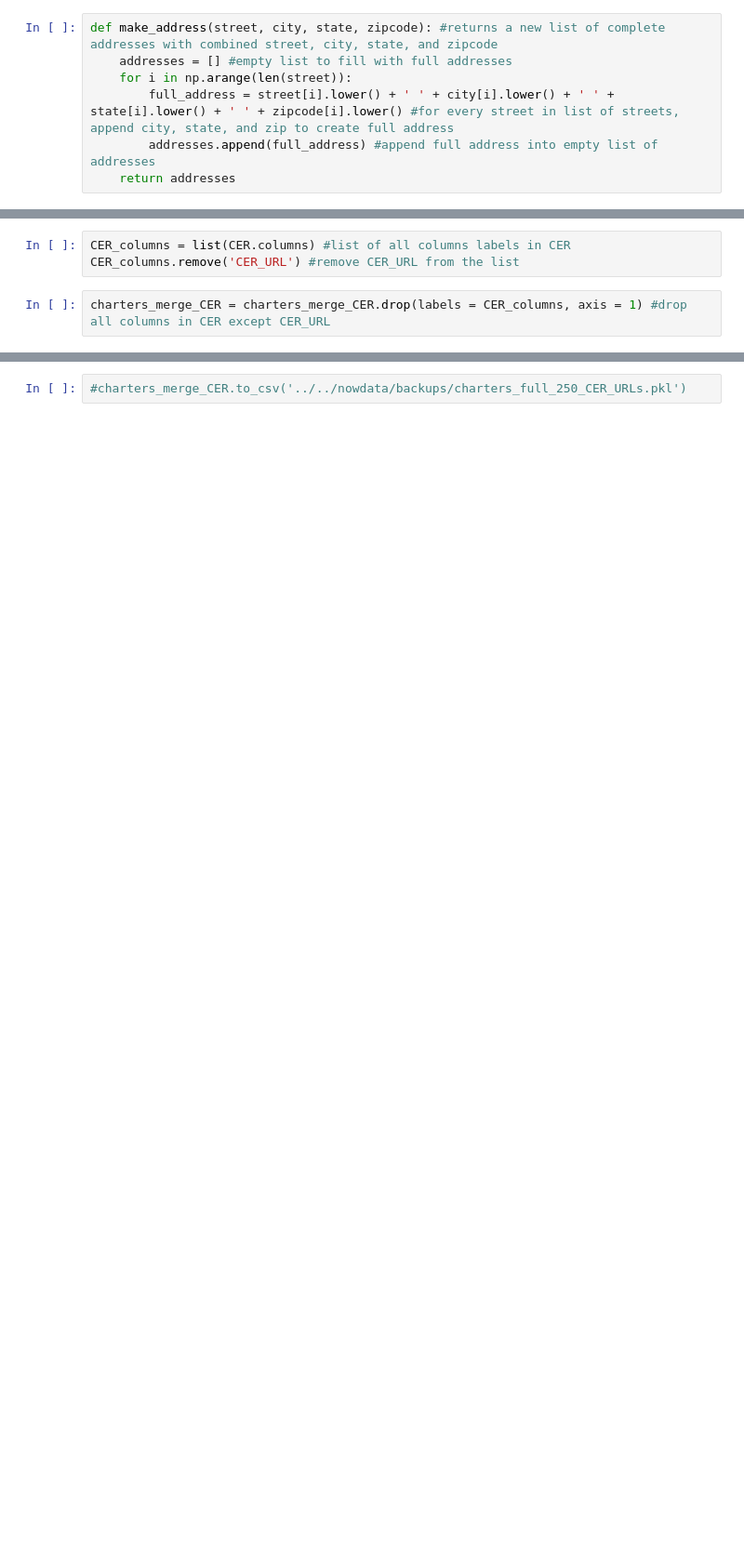
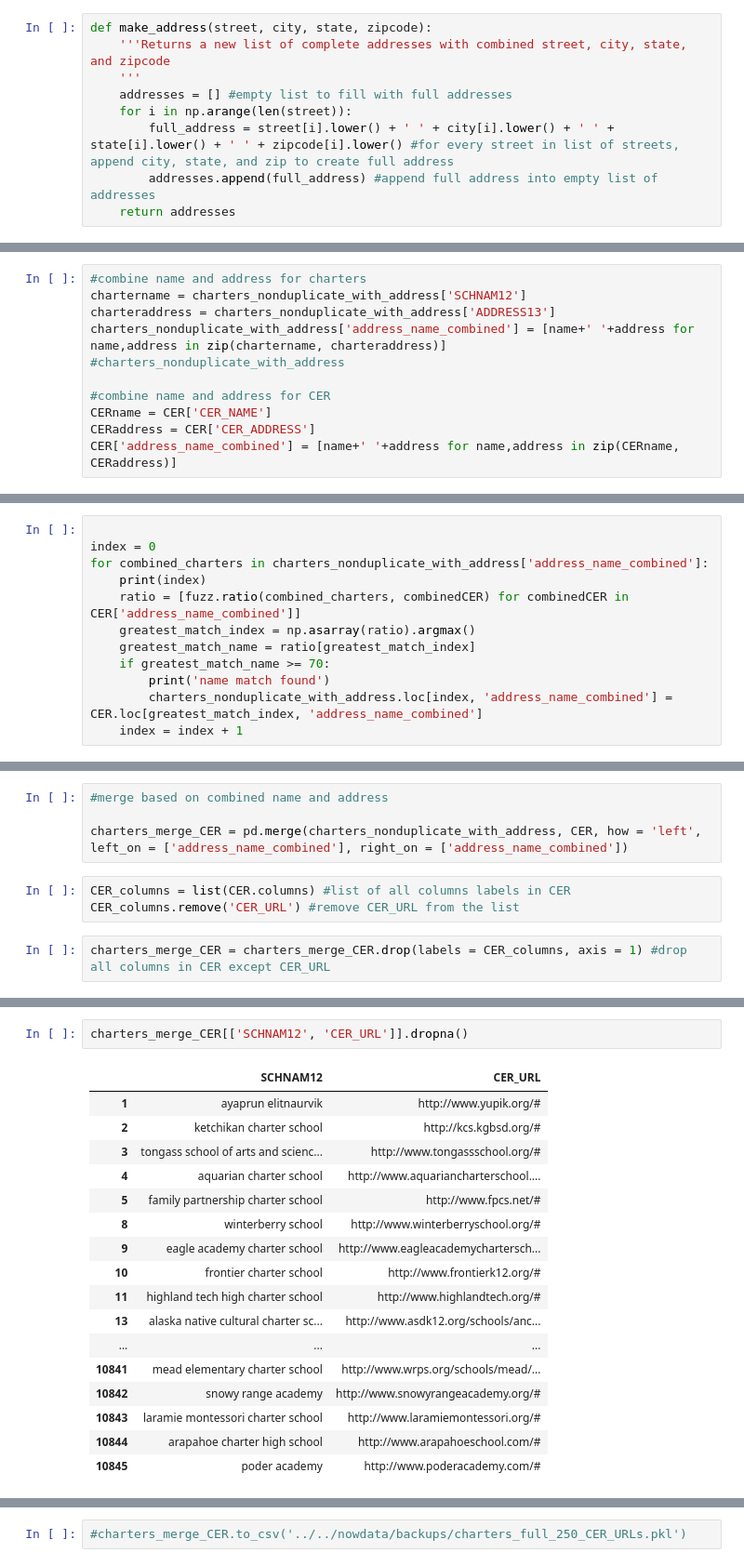
Before and after one commit to comp-strat/data_management, a Jupyter notebook: data/Merge 2012-13 Address with charters_2015.pkl.ipynb, the cells around one changed output, grey strips where cells are left out. Shown at 93% size. Saved outputs shown, nothing was run; the diff lists cells and outputs as text; blank space fills up the shorter version.

```diff
--- a/data/Merge 2012-13 Address with charters_2015.pkl.ipynb
+++ b/data/Merge 2012-13 Address with charters_2015.pkl.ipynb
@@ -12,7 +15,9 @@ city = address_data['LCITY']
 zipcode = list(map(str, address_data['LZIP'])) #convert all int in LZIP to strings so they can be appended
 state = address_data['LSTATE']
 # %%
-def make_address(street, city, state, zipcode): #returns a new list of complete addresses with combined street, city, state, and zipcode
+def make_address(street, city, state, zipcode):
+    '''Returns a new list of complete addresses with combined street, city, state, and zipcode
+    '''
     addresses = [] #empty list to fill with full addresses
     for i in np.arange(len(street)):
         full_address = street[i].lower() + ' ' + city[i].lower() + ' ' + state[i].lower() + ' ' + zipcode[i].lower() #for every street in list of streets, append city, state, and zip to create full address
@@ -134,0 +59,11 @@ len(non_null_or_duplicate_vals)
+# %%
+#combine name and address for charters
+chartername = charters_nonduplicate_with_address['SCHNAM12']
+charteraddress = charters_nonduplicate_with_address['ADDRESS13']
+charters_nonduplicate_with_address['address_name_combined'] = [name+' '+address for name,address in zip(chartername, charteraddress)]
+#charters_nonduplicate_with_address
+
+#combine name and address for CER
+CERname = CER['CER_NAME']
+CERaddress = CER['CER_ADDRESS']
+CER['address_name_combined'] = [name+' '+address for name,address in zip(CERname, CERaddress)]
@@ -134,0 +76,12 @@ len(non_null_or_duplicate_vals)
+# %%
+
+index = 0
+for combined_charters in charters_nonduplicate_with_address['address_name_combined']:
+    print(index)
+    ratio = [fuzz.ratio(combined_charters, combinedCER) for combinedCER in CER['address_name_combined']]
+    greatest_match_index = np.asarray(ratio).argmax()
+    greatest_match_name = ratio[greatest_match_index]
+    if greatest_match_name >= 70:
+        print('name match found')
+        charters_nonduplicate_with_address.loc[index, 'address_name_combined'] = CER.loc[greatest_match_index, 'address_name_combined']
+    index = index + 1
@@ -135,3 +108,7 @@ len(non_null_or_duplicate_vals)
+# %%
+#merge based on combined name and address
+
+charters_merge_CER = pd.merge(charters_nonduplicate_with_address, CER, how = 'left', left_on = ['address_name_combined'], right_on = ['address_name_combined'])
 # %%
 CER_columns = list(CER.columns) #list of all columns labels in CER
 CER_columns.remove('CER_URL') #remove CER_URL from the list
@@ -164,0 +139,20 @@ charters_merge_CER
+# %%
+charters_merge_CER[['SCHNAM12', 'CER_URL']].dropna()
+# %% [output]
+|  | SCHNAM12 | CER_URL |
+| 1 | ayaprun elitnaurvik | http://www.yupik.org/# |
+| 2 | ketchikan charter school | http://kcs.kgbsd.org/# |
+| 3 | tongass school of arts and scienc... | http://www.tongassschool.org/# |
+| 4 | aquarian charter school | http://www.aquariancharterschool.... |
+| 5 | family partnership charter school | http://www.fpcs.net/# |
+| 8 | winterberry school | http://www.winterberryschool.org/# |
+| 9 | eagle academy charter school | http://www.eagleacademychartersch... |
+| 10 | frontier charter school | http://www.frontierk12.org/# |
+| 11 | highland tech high charter school | http://www.highlandtech.org/# |
+| 13 | alaska native cultural charter sc... | http://www.asdk12.org/schools/anc... |
+| ... | ... | ... |
+| 10841 | mead elementary charter school | http://www.wrps.org/schools/mead/... |
+| 10842 | snowy range academy | http://www.snowyrangeacademy.org/# |
+| 10843 | laramie montessori charter school | http://www.laramiemontessori.org/# |
+| 10844 | arapahoe charter high school | http://www.arapahoeschool.com/# |
+| 10845 | poder academy | http://www.poderacademy.com/# |
```
Also changed, not shown: parts of 40 cells of this notebook, 3 other files.
